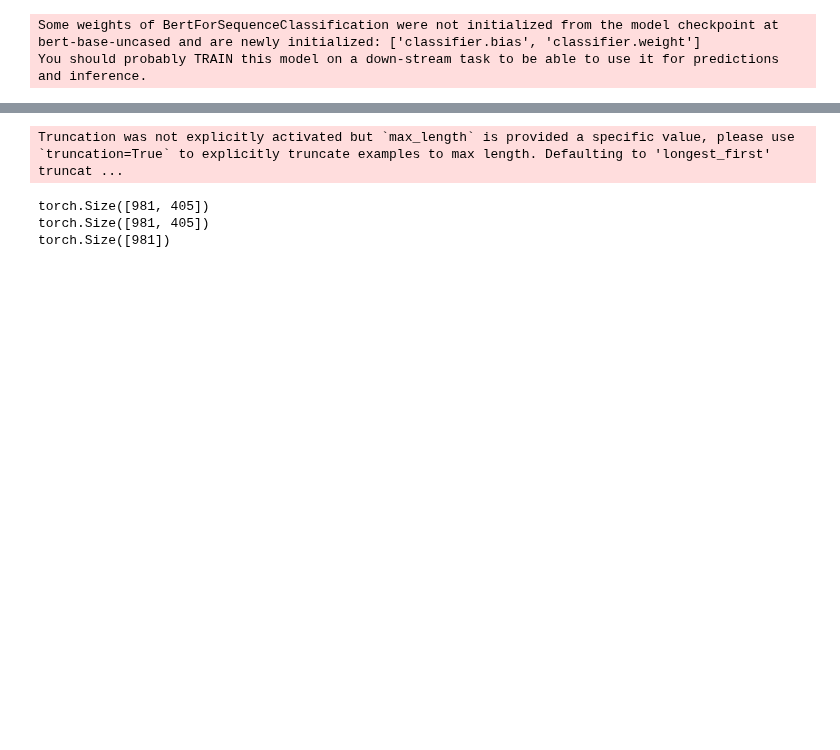
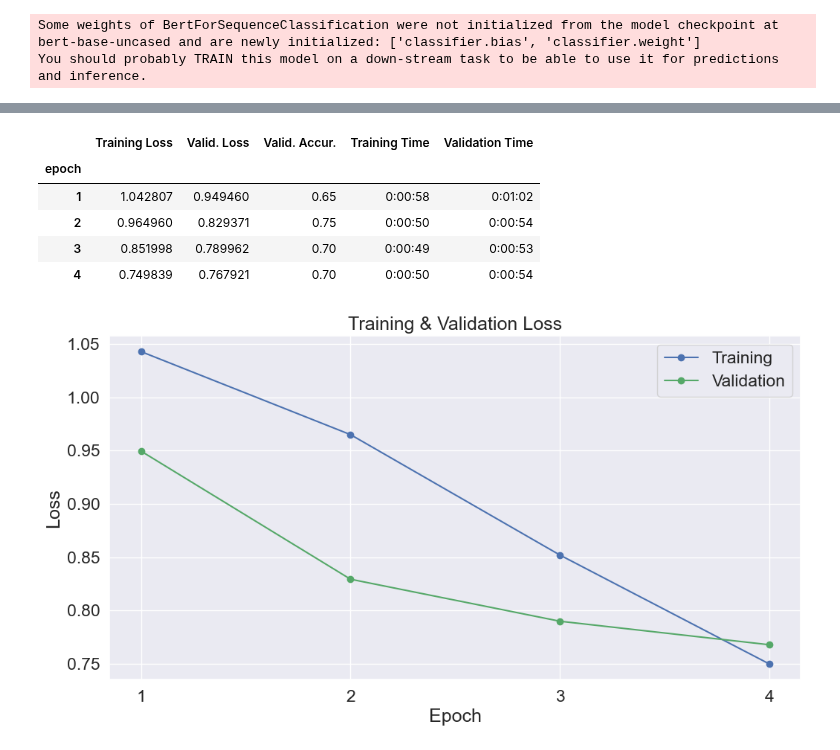
Before and after one commit to AlessandroPieragostini/Data-Science, a Jupyter notebook: BERT/BERT.ipynb, the cells around one changed output, grey strips where cells are left out. Saved outputs shown, nothing was run; the diff lists cells and outputs as text; code cells hidden in the pictures; blank space fills up the shorter version.

```diff
--- a/BERT/BERT.ipynb
+++ b/BERT/BERT.ipynb
@@ -68,8 +68,8 @@ Prendiamo un sample di dati per non avere difficoltà con la memoria
 # %%
 
 subset = df[['content', 'score']]
-train_data = subset.iloc[:1000]        # Righe da 0 a 9999 (prime 10.000)
-test_data = subset.iloc[1000:1200]    # Righe da 10000 a 11999 (dal 10.001° al 12.000°)
+train_data = subset.iloc[:100]        # Righe da 0 a 9999 (prime 10.000)
+test_data = subset.iloc[:20]    # Righe da 10000 a 11999 (dal 10.001° al 12.000°)
 subset.head(15)
 # %% [output]
 |  | content | score |
@@ -538,29 +558,44 @@ for _ in trange(epochs, desc = 'Epoch'):
 # %%
-test_input_ids = []
-test_attention_masks = []
-test_tweets=['WINNER!! As a valued network customer you have been selected to receivea £900 prize reward! To claim call 09061701461. Claim code KL341. Valid 12 hours only.']
-for tweet in test_tweets:
-    encoded_dict = tokenizer.encode_plus(
-                        tweet,
-                        add_special_tokens = True,
-                        max_length = max_len,
-                        pad_to_max_length = True,
-                        return_attention_mask = True,
-                        return_tensors = 'pt',
-                   )
-    test_input_ids.append(encoded_dict['input_ids'])
-    test_attention_masks.append(encoded_dict['attention_mask'])
-test_input_ids = torch.cat(test_input_ids, dim=0)
-test_attention_masks = torch.cat(test_attention_masks, dim=0)
+import pandas as pd
+
+
+df_stats = pd.DataFrame(data=training_stats)
+
+df_stats = df_stats.set_index('epoch')
+
+df_stats
 # %% [output]
-Truncation was not explicitly activated but `max_length` is provided a specific value, please use `truncation=True` to explicitly truncate examples to max length. Defaulting to 'longest_first' truncat ...
+|  | Training Loss | Valid. Loss | Valid. Accur. | Training Time | Validation Time |
+| epoch |  |  |  |  |  |
+| 1 | 1.042807 | 0.949460 | 0.65 | 0:00:58 | 0:01:02 |
+| 2 | 0.964960 | 0.829371 | 0.75 | 0:00:50 | 0:00:54 |
+| 3 | 0.851998 | 0.789962 | 0.70 | 0:00:49 | 0:00:53 |
+| 4 | 0.749839 | 0.767921 | 0.70 | 0:00:50 | 0:00:54 |
 # %%
-print(input_ids.shape)
-print(attention_masks.shape)
-# Se usi le label
-print(labels.shape)
+import matplotlib.pyplot as plt
+%matplotlib inline
+
+import seaborn as sns
+
+
+sns.set(style='darkgrid')
+
+
+sns.set(font_scale=1.5)
+plt.rcParams["figure.figsize"] = (12,6)
+
+
+plt.plot(df_stats['Training Loss'], 'b-o', label="Training")
+plt.plot(df_stats['Valid. Loss'], 'g-o', label="Validation")
+
+
+plt.title("Training & Validation Loss")
+plt.xlabel("Epoch")
+plt.ylabel("Loss")
+plt.legend()
+plt.xticks([1, 2, 3, 4])
+
+plt.show()
 # %% [output]
-torch.Size([981, 405])
-torch.Size([981, 405])
-torch.Size([981])
+[figure, added]
 # %%
```
Also changed, not shown: parts of 10 cells of this notebook.
